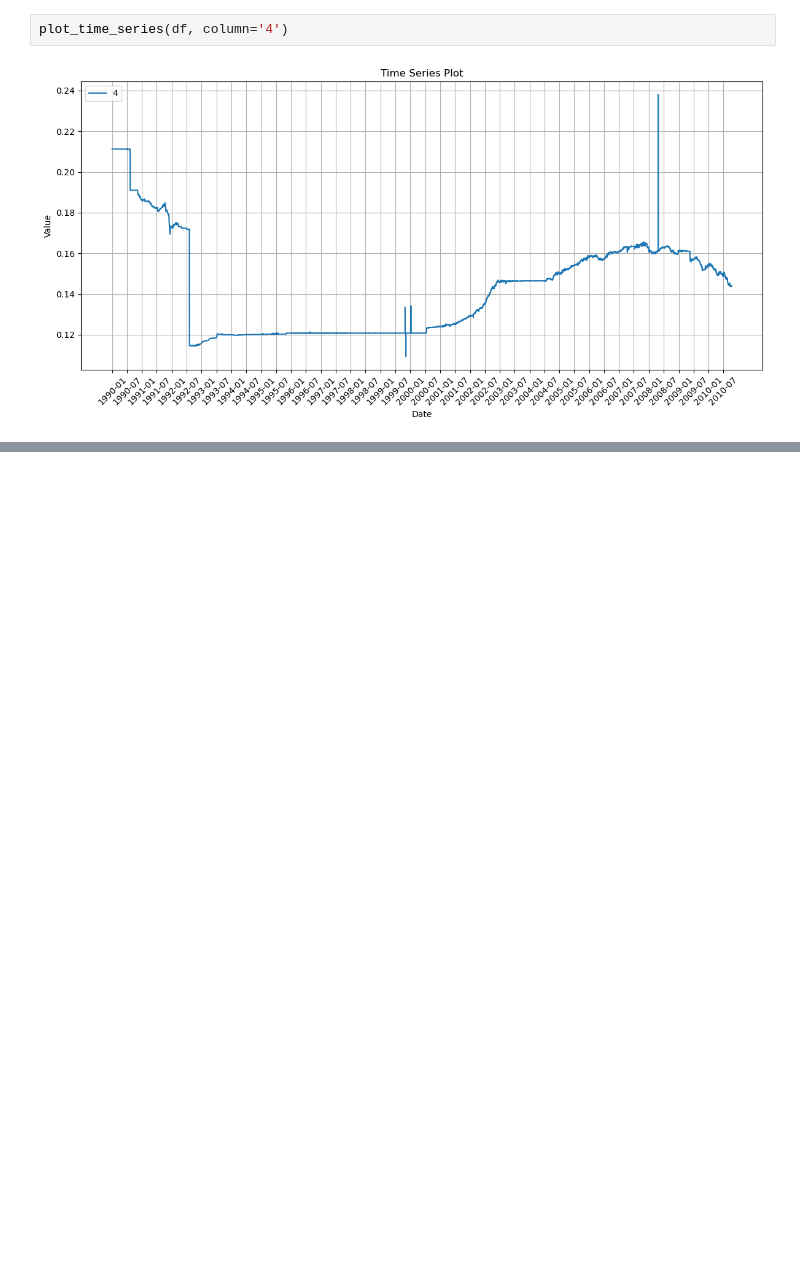
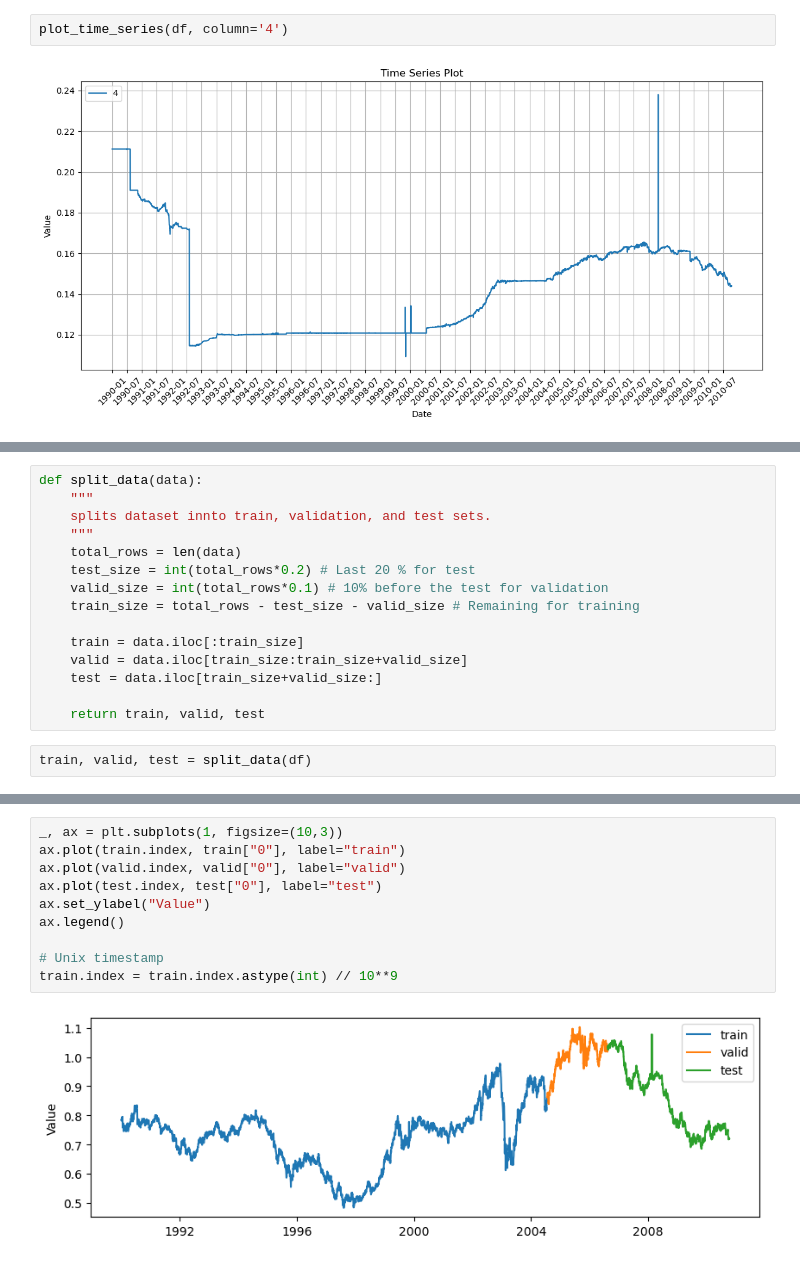
Before and after one commit to SU-MLA-12-NHITS/Projet_MLA_NHITS, a Jupyter notebook: exchange_rate_analysis.ipynb, the cells around one changed output, grey strips where cells are left out. Cells and saved outputs as stored; diff of their text form; blank space fills up the shorter version.

```diff
--- a/exchange_rate_analysis.ipynb
+++ b/exchange_rate_analysis.ipynb
@@ -216,0 +242,17 @@ plot_time_series(df, column='4')
+# %%
+def split_data(data):
+    """
+    splits dataset innto train, validation, and test sets.
+    """
+    total_rows = len(data)
+    test_size = int(total_rows*0.2) # Last 20 % for test
+    valid_size = int(total_rows*0.1) # 10% before the test for validation
+    train_size = total_rows - test_size - valid_size # Remaining for training
+
+    train = data.iloc[:train_size]
+    valid = data.iloc[train_size:train_size+valid_size]
+    test = data.iloc[train_size+valid_size:]
+
+    return train, valid, test
+# %%
+train, valid, test = split_data(df)
@@ -216,0 +335,12 @@ plot_time_series(df, column='4')
+# %%
+_, ax = plt.subplots(1, figsize=(10,3))
+ax.plot(train.index, train["0"], label="train")
+ax.plot(valid.index, valid["0"], label="valid")
+ax.plot(test.index, test["0"], label="test")
+ax.set_ylabel("Value")
+ax.legend()
+
+# Unix timestamp
+train.index = train.index.astype(int) // 10**9
+# %% [output]
+[figure, added]
```
Also changed, not shown: parts of 37 cells of this notebook, 1 other file.
